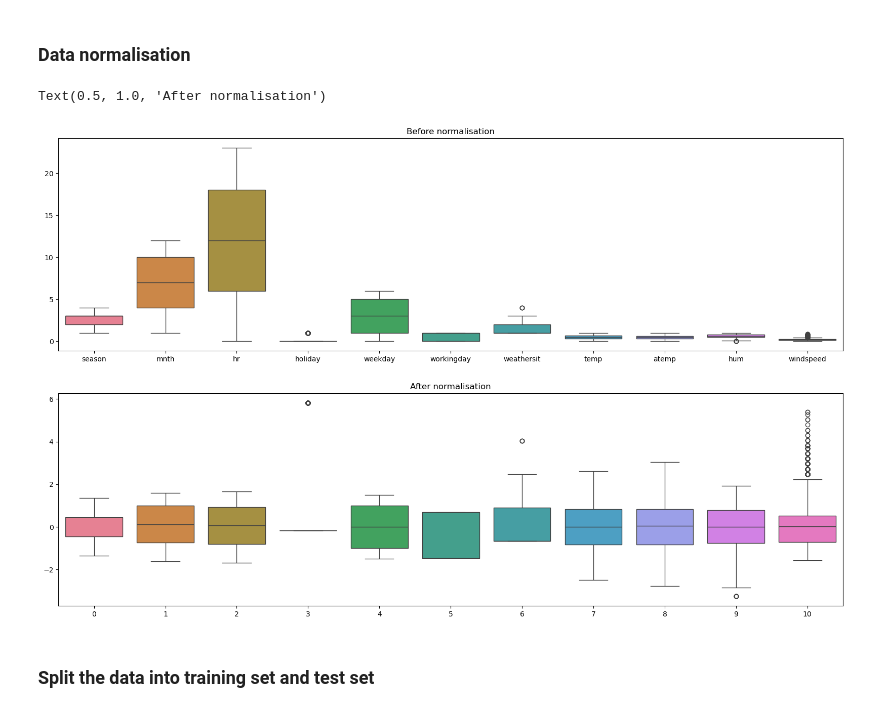
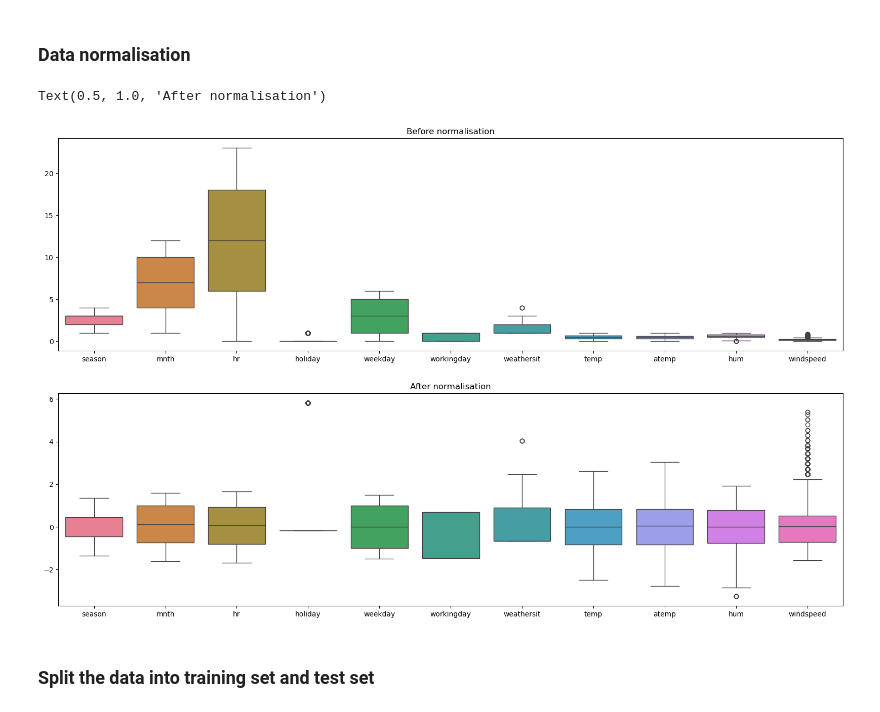
Before and after one commit to psamtam/BikeShareLinearRegression, a Jupyter notebook: main.ipynb, the cells around one changed output. Saved outputs shown, nothing was run; the diff lists cells and outputs as text; code cells hidden in the pictures.

```diff
--- a/main.ipynb
+++ b/main.ipynb
@@ -104,15 +104,17 @@ print(X.head())
 # %%
 scaler = StandardScaler()
 Xs = scaler.fit_transform(X)
+
+Xs = pd.DataFrame(Xs, columns=list(X.columns))
 
 fig,ax=plt.subplots(2, 1,figsize=(20,12))
 ax[0] = sns.boxplot(data=X, ax=ax[0])
 ax[1] = sns.boxplot(data=Xs, ax=ax[1])
 ax[0].set_title("Before normalisation")
 ax[1].set_title("After normalisation")
 # %% [output]
 Text(0.5, 1.0, 'After normalisation')
-[figure, old version]
+[figure, new version]
 # %% [markdown]
 ### Split the data into training set and test set
 # %%
```
Also changed, not shown: parts of 14 cells of this notebook, 5 other files.
